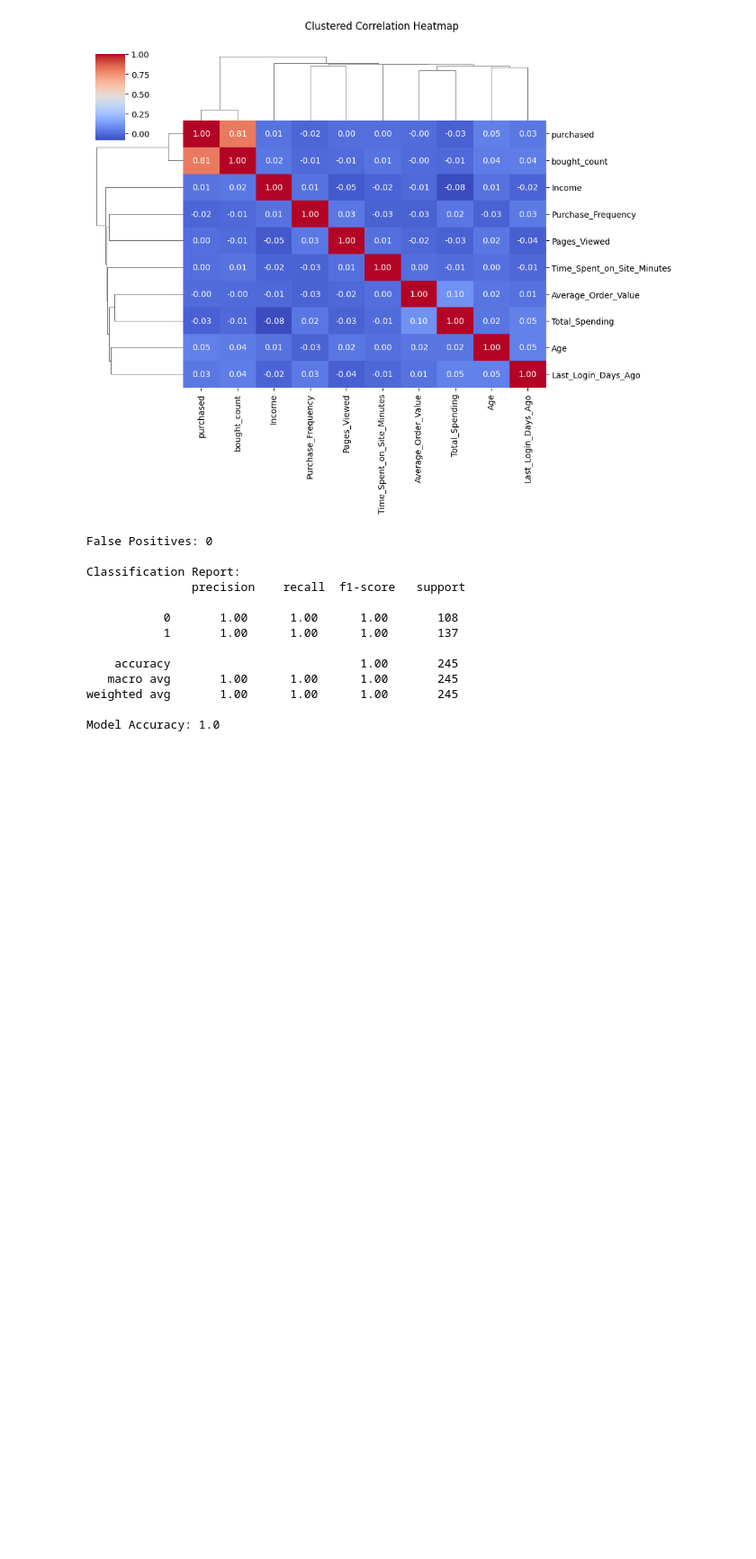
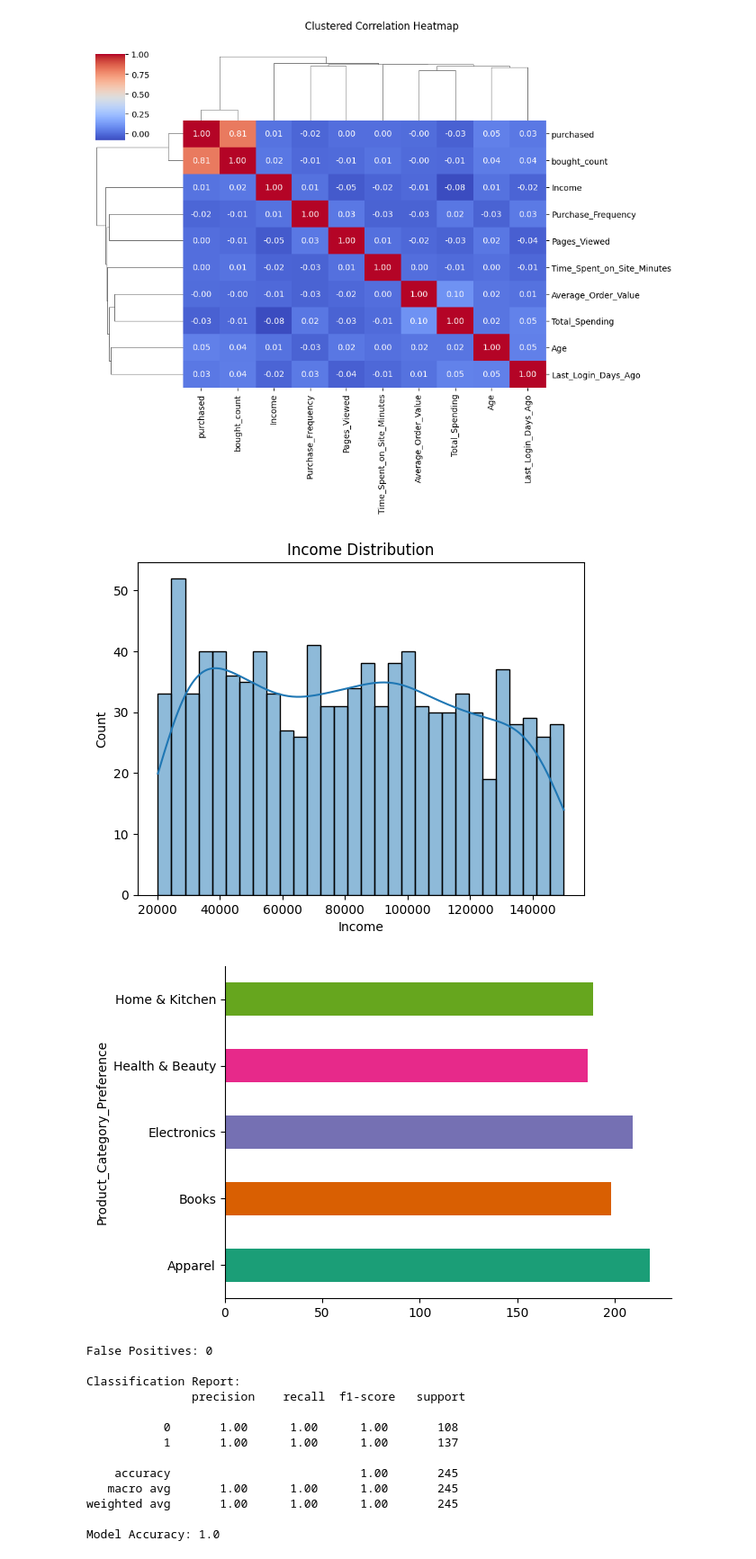
Before and after one commit to AkJunaid/Ecommerce-recommendation-system-using-machine-learning-, a Jupyter notebook: Ecommerce recommendation system using machine learning .ipynb, the cells around one changed output. Shown at 90% size. Saved outputs shown, nothing was run; the diff lists cells and outputs as text; code cells hidden in the pictures; blank space fills up the shorter version.

```diff
--- a/Ecommerce recommendation system using machine learning .ipynb
+++ b/Ecommerce recommendation system using machine learning .ipynb
@@ -110,6 +122,26 @@ y = data['purchased']  # Target: whether user purchased or not
 # Scale features to have mean=0 and std=1 (important for many ML models)
 scaler = StandardScaler()
 X_scaled = scaler.fit_transform(X)
+# %%
+# Step 4.1: Balance the dataset using SMOTE
+smote = SMOTE(sampling_strategy=0.8, random_state=42)
+X_balanced, y_balanced = smote.fit_resample(X_scaled, y)
+X = X_balanced
+y = y_balanced
+
+
+# Visualize the distribution plots of a single variable using histplot
+sns.histplot(data['Income'], bins=30, kde=True)
+plt.title('Income Distribution')
+plt.show()
+
+# Product_Category_Preference
+data.groupby('Product_Category_Preference').size().plot(kind='barh', color=sns.palettes.mpl_palette('Dark2'))
+plt.gca().spines[['top', 'right']].set_visible(False)
+plt.show()
+# %% [output]
+[figure, added]
+[figure, added]
 # %%
 # Step 5: Train-test split
 X_train, X_test, y_train, y_test = train_test_split(X_balanced, y_balanced, test_size=0.2, random_state=42)
```
Also changed, not shown: parts of 3 cells of this notebook.
